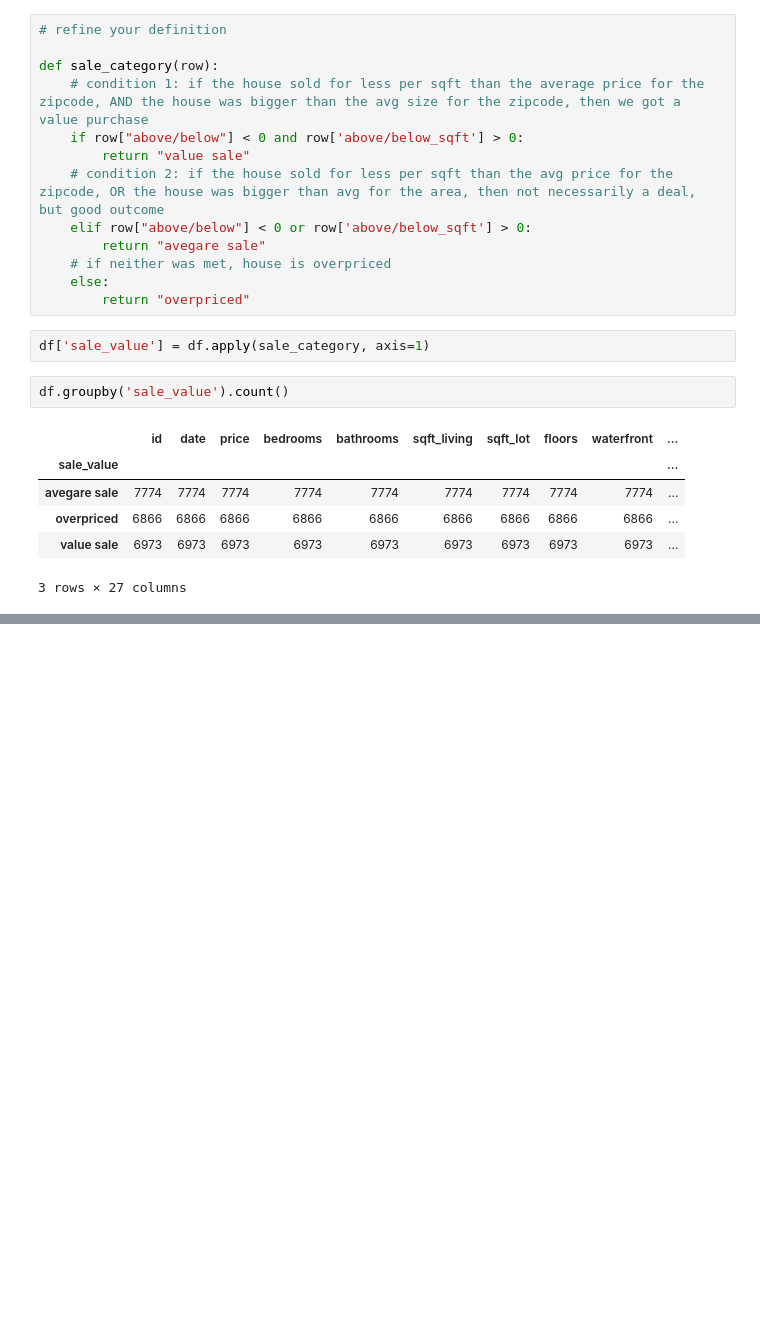
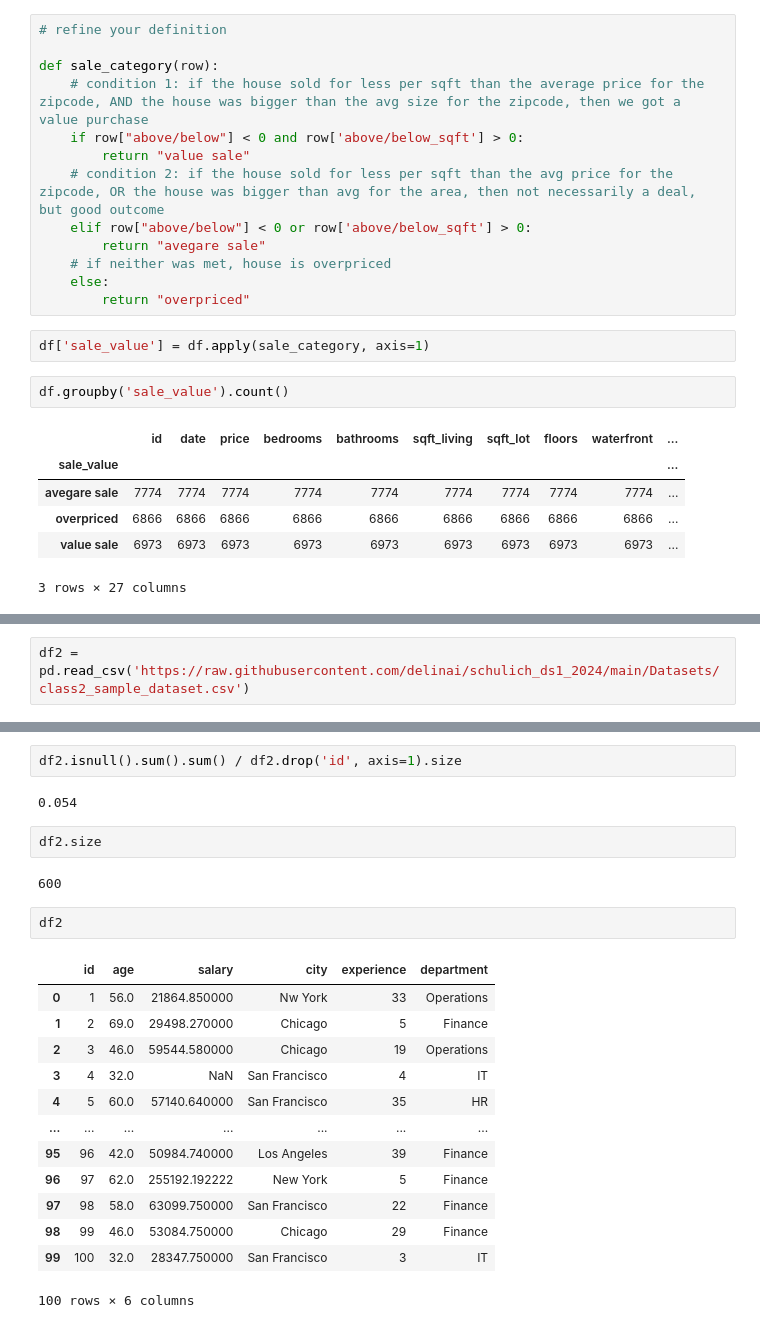
Before and after one commit to delinai/schulich_ds1_2024, a Jupyter notebook: class3_6110T.ipynb, the cells around one changed output, grey strips where cells are left out. Drawn from its saved outputs; the diff is of its cells as text; blank space fills up the shorter version.

```diff
--- a/class3_6110T.ipynb
+++ b/class3_6110T.ipynb
@@ -221,0 +232,2 @@ df.groupby('sale_value').count()
+# %%
+df2 = pd.read_csv('https://raw.githubusercontent.com/delinai/schulich_ds1_2024/main/Datasets/class2_sample_dataset.csv')
@@ -221,0 +316,24 @@ df.groupby('sale_value').count()
+# %%
+df2.isnull().sum().sum() / df2.drop('id', axis=1).size
+# %% [output]
+0.054
+# %%
+df2.size
+# %% [output]
+600
+# %%
+df2
+# %% [output]
+|  | id | age | salary | city | experience | department |
+| 0 | 1 | 56.0 | 21864.850000 | Nw York | 33 | Operations |
+| 1 | 2 | 69.0 | 29498.270000 | Chicago | 5 | Finance |
+| 2 | 3 | 46.0 | 59544.580000 | Chicago | 19 | Operations |
+| 3 | 4 | 32.0 | NaN | San Francisco | 4 | IT |
+| 4 | 5 | 60.0 | 57140.640000 | San Francisco | 35 | HR |
+| ... | ... | ... | ... | ... | ... | ... |
+| 95 | 96 | 42.0 | 50984.740000 | Los Angeles | 39 | Finance |
+| 96 | 97 | 62.0 | 255192.192222 | New York | 5 | Finance |
+| 97 | 98 | 58.0 | 63099.750000 | San Francisco | 22 | Finance |
+| 98 | 99 | 46.0 | 53084.750000 | Chicago | 29 | Finance |
+| 99 | 100 | 32.0 | 28347.750000 | San Francisco | 3 | IT |
+100 rows × 6 columns
```
Also changed, not shown: parts of 21 cells of this notebook.
